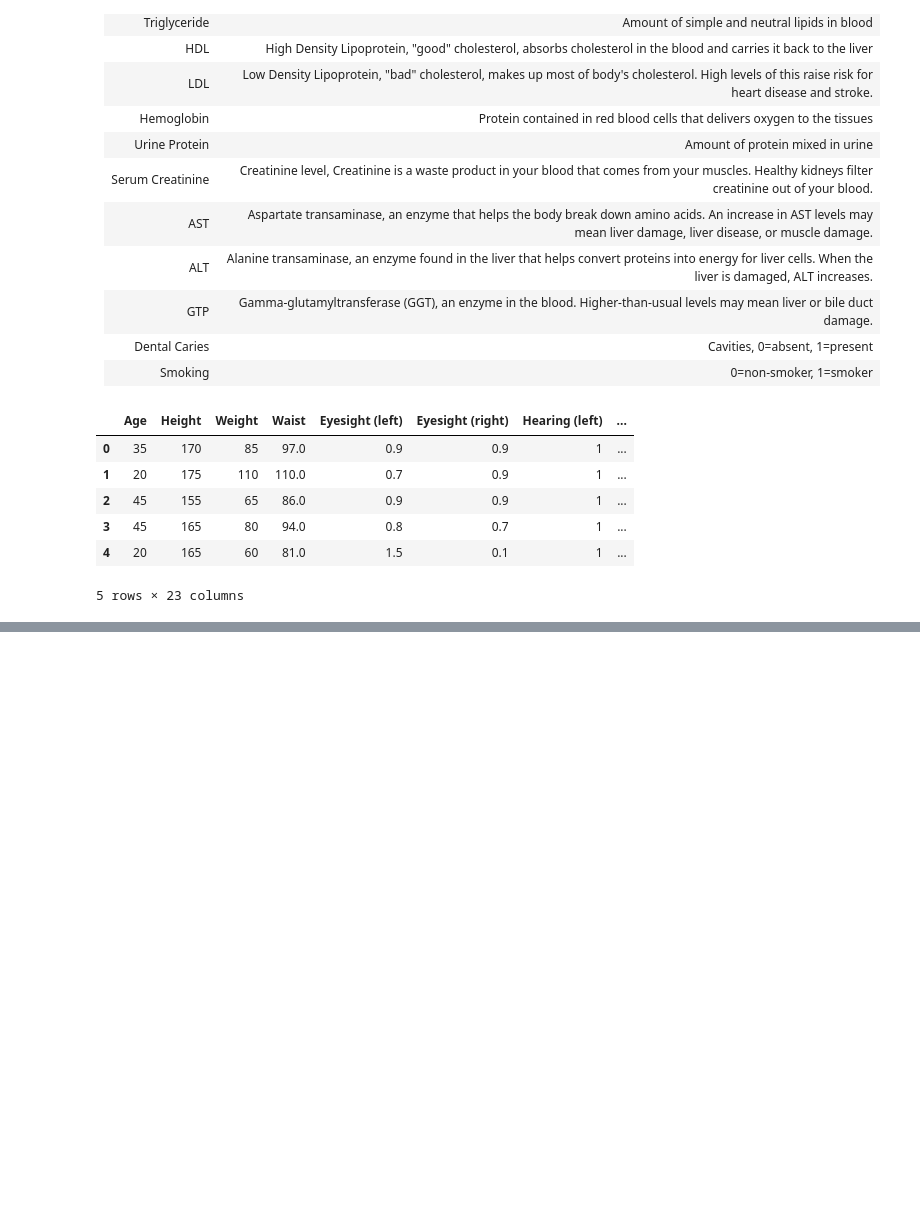
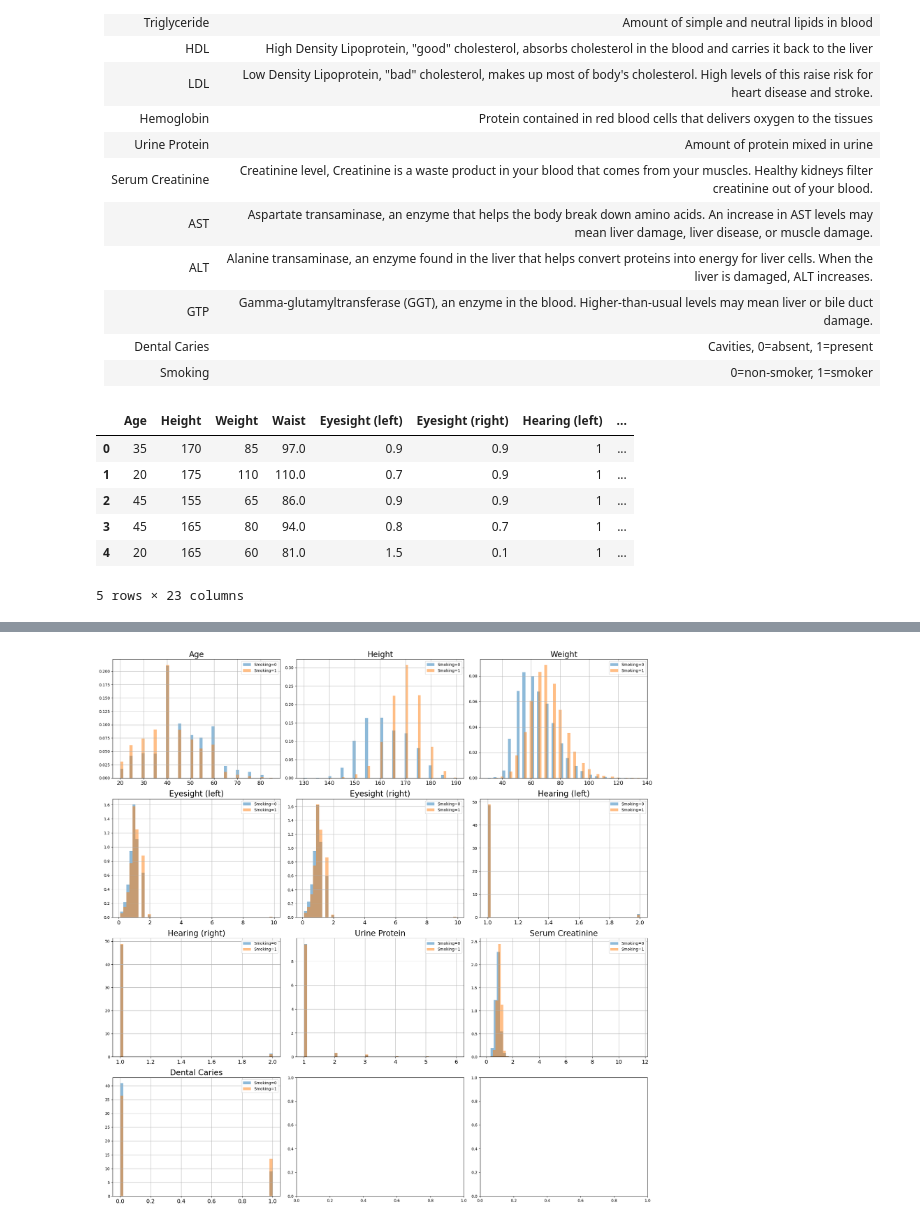
Before and after one commit to BogdanJas/rr_smoker_status_prediction, a Jupyter notebook: main.ipynb, the cells around one changed output, grey strips where cells are left out. Drawn from its saved outputs; the diff is of its cells as text; code cells hidden in the pictures; blank space fills up the shorter version.

```diff
--- a/main.ipynb
+++ b/main.ipynb
@@ -131,0 +229,15 @@ df.head()
+# %%
+fig, axs = plt.subplots(4, 3, figsize=(20, 20))
+
+for i, column in enumerate([col for col in df.columns if df[col].nunique() <= 50][:-1]):
+    ax = axs[i // 3, i % 3]
+    for label, df_group in df.groupby('Smoking'):
+        df_group[column].hist(ax=ax, bins=50, alpha=0.5, label=f'Smoking={label}', density=1)
+    ax.set_title(column, fontsize=20)
+    ax.tick_params(axis='x', labelsize=14)
+    ax.legend()
+
+plt.tight_layout()
+plt.show()
+# %% [output]
+[figure, added]
```
Also changed, not shown: parts of 16 cells of this notebook.
